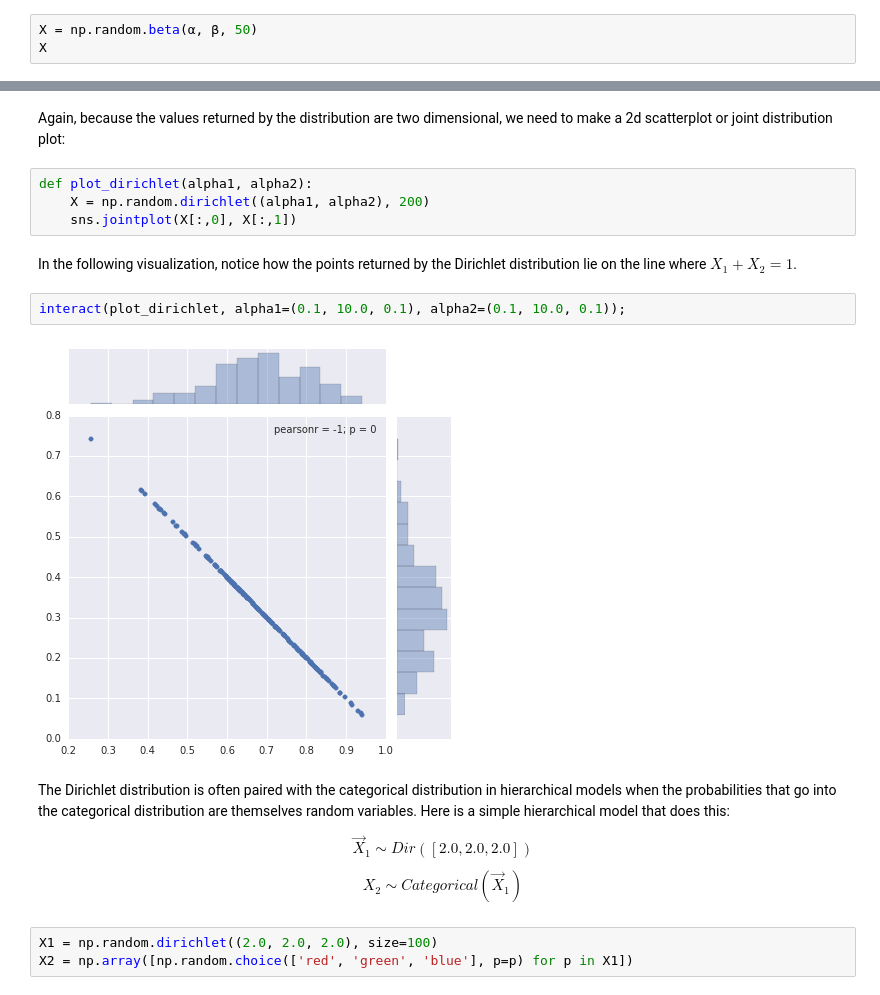
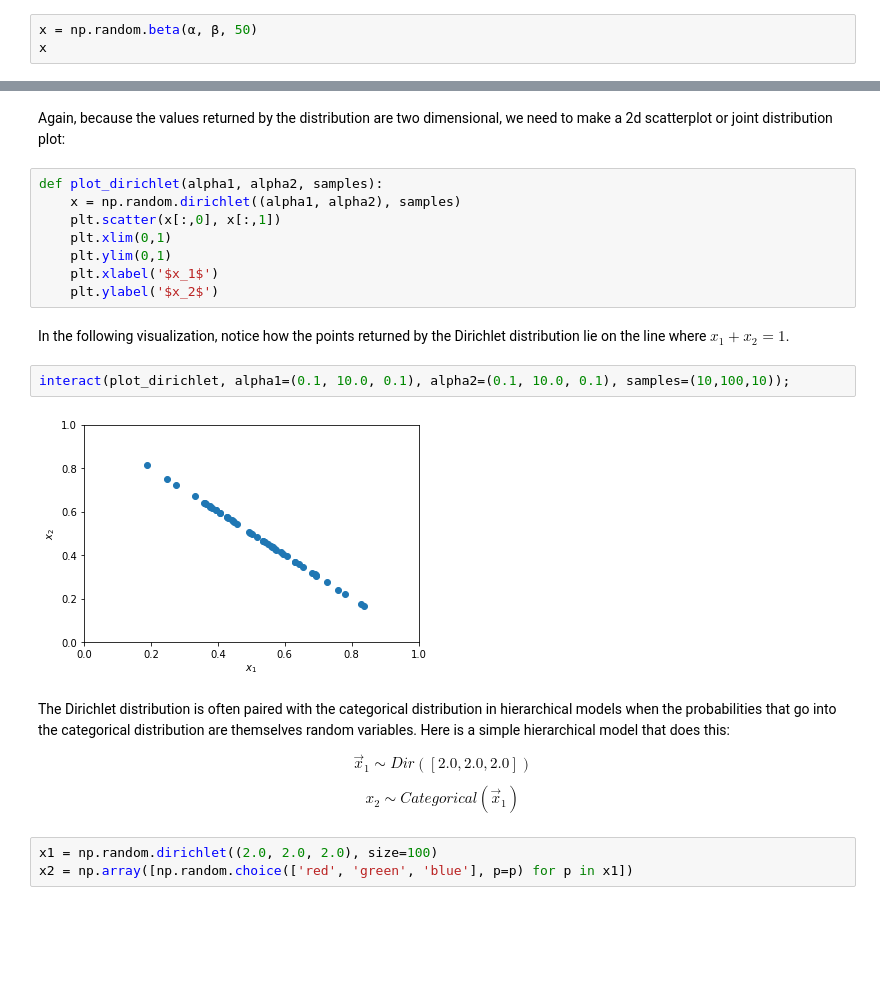
Before and after one commit to calpolydatascience/data301, a Jupyter notebook: Content/Model/03-CommonDistributions.ipynb, the cells around one changed output, grey strips where cells are left out. Saved outputs shown, nothing was run; the diff lists cells and outputs as text; blank space fills up the shorter version.

```diff
--- a/Content/Model/03-CommonDistributions.ipynb
+++ b/Content/Model/03-CommonDistributions.ipynb
@@ -364,4 +396,4 @@ np.random.beta(α, β)
 # %%
-X = np.random.beta(α, β, 50)
-X
+x = np.random.beta(α, β, 50)
+x
 # %% [output]
@@ -430,21 +459,25 @@ array([ 0.315099,  0.684901])
 # %% [markdown]
 Again, because the values returned by the distribution are two dimensional, we need to make a 2d scatterplot or joint distribution plot:
-# %%
-def plot_dirichlet(alpha1, alpha2):
-    X = np.random.dirichlet((alpha1, alpha2), 200)
-    sns.jointplot(X[:,0], X[:,1])
+# %%
+def plot_dirichlet(alpha1, alpha2, samples):
+    x = np.random.dirichlet((alpha1, alpha2), samples)
+    plt.scatter(x[:,0], x[:,1])
+    plt.xlim(0,1)
+    plt.ylim(0,1)
+    plt.xlabel('$x_1$')
+    plt.ylabel('$x_2$')
 # %% [markdown]
-In the following visualization, notice how the points returned by the Dirichlet distribution lie on the line where $X_1 + X_2 = 1$.
+In the following visualization, notice how the points returned by the Dirichlet distribution lie on the line where $x_1 + x_2 = 1$.
 # %%
-interact(plot_dirichlet, alpha1=(0.1, 10.0, 0.1), alpha2=(0.1, 10.0, 0.1));
+interact(plot_dirichlet, alpha1=(0.1, 10.0, 0.1), alpha2=(0.1, 10.0, 0.1), samples=(10,100,10));
 # %% [output]
-[figure, old version]
+[figure, new version]
 # %% [markdown]
 The Dirichlet distribution is often paired with the categorical distribution in hierarchical models when the probabilities that go into the categorical distribution are themselves random variables. Here is a simple hierarchical model that does this:
 
-$$ \vec{X}_1 \sim Dir([2.0, 2.0, 2.0]) $$
+$$ \vec{x}_1 \sim Dir([2.0, 2.0, 2.0]) $$
 
-$$ X_2 \sim Categorical(\vec{X}_1) $$
+$$ x_2 \sim Categorical(\vec{x}_1) $$
 # %%
-X1 = np.random.dirichlet((2.0, 2.0, 2.0), size=100)
-X2 = np.array([np.random.choice(['red', 'green', 'blue'], p=p) for p in X1])
+x1 = np.random.dirichlet((2.0, 2.0, 2.0), size=100)
+x2 = np.array([np.random.choice(['red', 'green', 'blue'], p=p) for p in x1])
```
Also changed, not shown: parts of 107 cells of this notebook, 4 other files.
